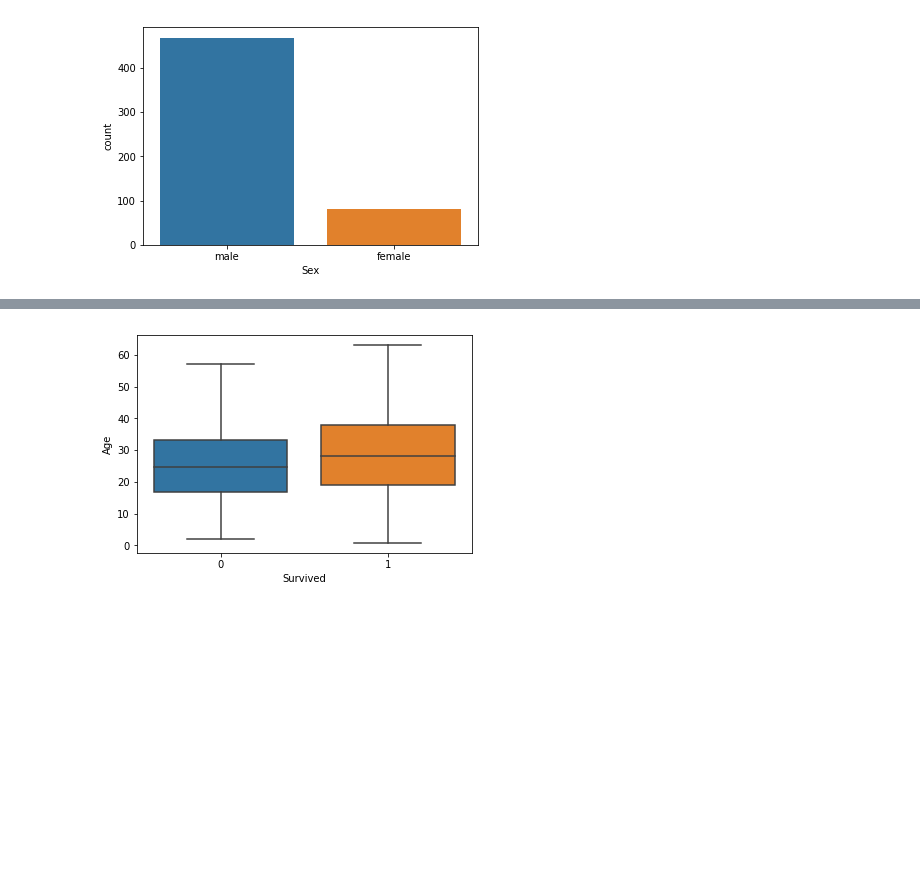
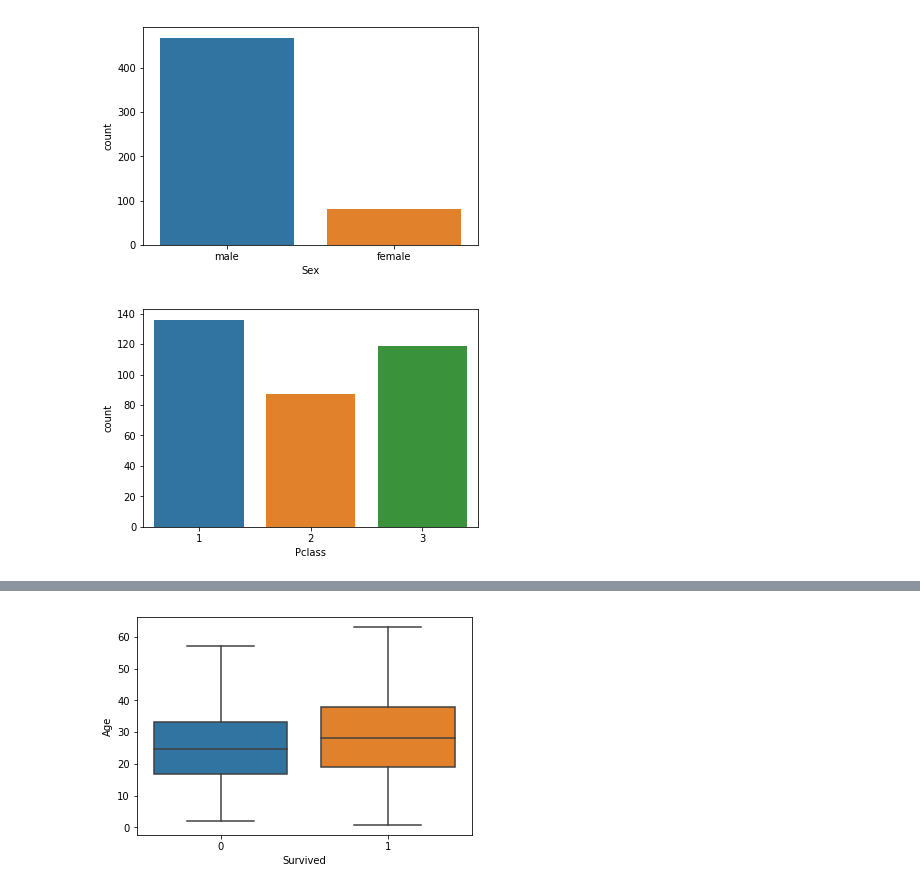
Before and after one commit to rushi0109/Titanic, a Jupyter notebook: Titanic.ipynb, the cells around one changed output, grey strips where cells are left out. Cells and saved outputs as stored; diff of their text form; code cells hidden in the pictures; blank space fills up the shorter version.

```diff
--- a/Titanic.ipynb
+++ b/Titanic.ipynb
@@ -37,3 +39,11 @@ ax = sns.countplot(titanic_data[titanic_data.Survived == 0]['Sex'])
 plt.show()
 # %% [output]
 [figure]
+# %%
+# Finding out relation between servived people with the Class Ticket by which the person is travelling
+# There is no visible direct relation of Class with survived people
+# But there is clear relation between Class and not survived people. People who are travelling on Class 3 are mostly not survived in Titanic mishap
+ax = sns.countplot(titanic_data[titanic_data.Survived == 1]['Pclass'])
+plt.show()
+# %% [output]
+[figure, added]
```
Also changed, not shown: parts of 8 cells of this notebook.
